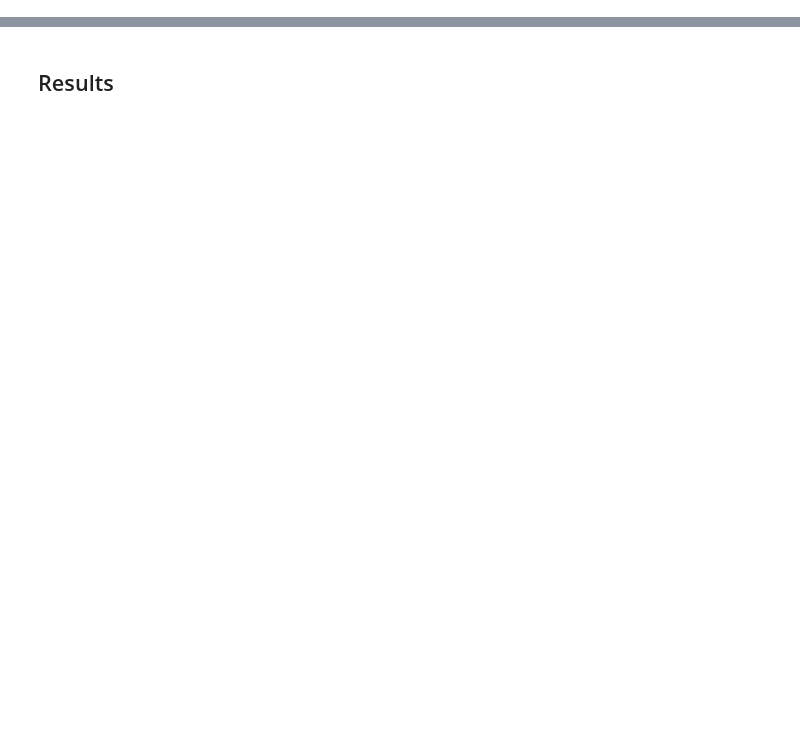
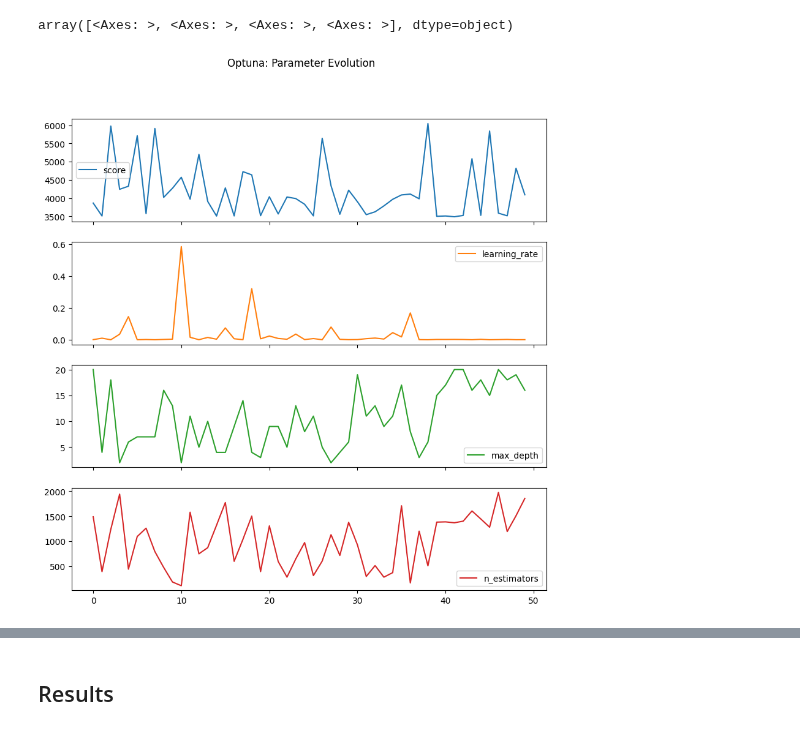
Before and after one commit to hyeonsangjeon/Hyperparameters-Optimization, a Jupyter notebook: HyperParameterInspect.ipynb, the cells around one changed output, grey strips where cells are left out. Drawn from its saved outputs; the diff is of its cells as text; code cells hidden in the pictures; blank space fills up the shorter version.

```diff
--- a/HyperParameterInspect.ipynb
+++ b/HyperParameterInspect.ipynb
@@ -362,0 +762,12 @@ pseudo code로 정리하면:
+# %%
+# Import and configure Optuna library
+# Installation: pip install optuna
+
+import optuna
+from optuna.samplers import TPESampler
+
+# Set log output level (show WARNING and above only)
+optuna.logging.set_verbosity(optuna.logging.WARNING)
+
+# Check version
+print(f"Optuna version: {optuna.__version__}")
@@ -362,0 +848,14 @@ pseudo code로 정리하면:
+# %%
+# Convert Optuna results to DataFrame
+optuna_results_df = pd.DataFrame({
+    'score': [trial.value for trial in study.trials],
+    'learning_rate': [trial.params['learning_rate'] for trial in study.trials],
+    'max_depth': [trial.params['max_depth'] for trial in study.trials],
+    'n_estimators': [trial.params['n_estimators'] for trial in study.trials]
+})
+
+# Visualize parameter exploration process (same format as other algorithms)
+optuna_results_df.plot(subplots=True, figsize=(10, 10), title='Optuna: Parameter Evolution')
+# %% [output]
+array([<Axes: >, <Axes: >, <Axes: >, <Axes: >], dtype=object)
+[figure, added]
```
Also changed, not shown: parts of 90 cells of this notebook, 4 other files.
